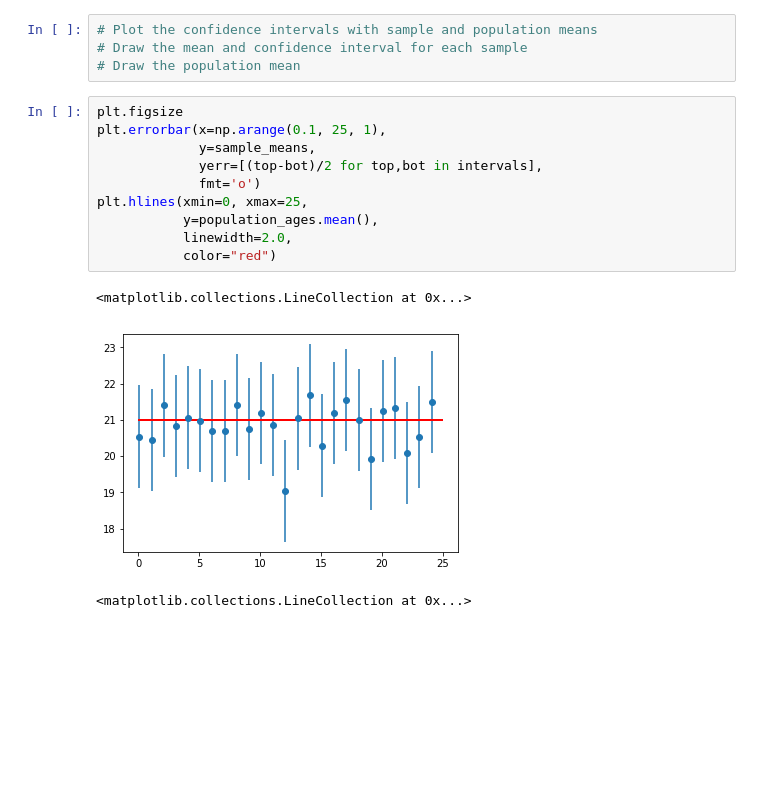
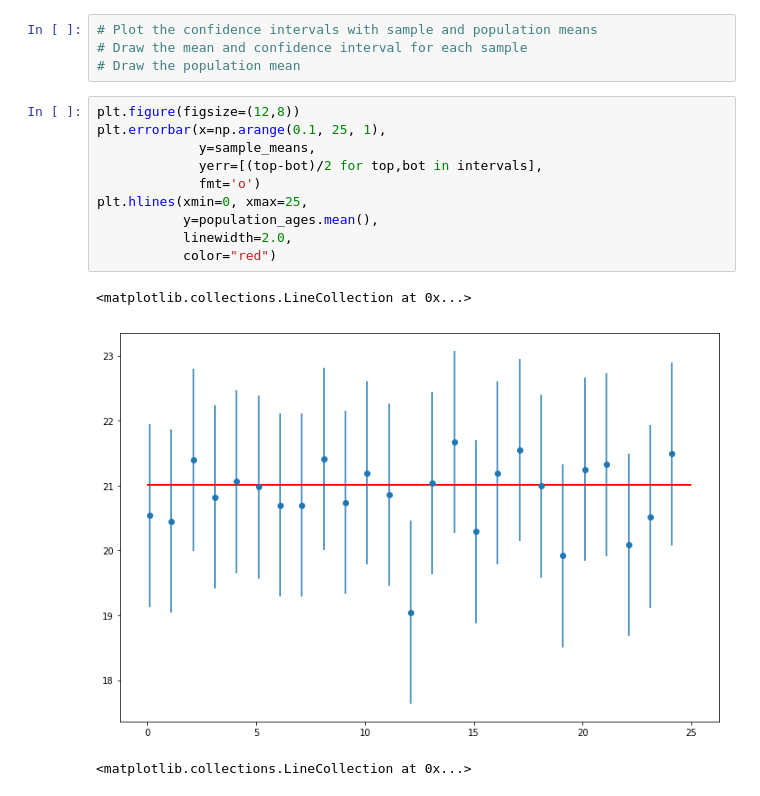
Before and after one commit to Rimab55/dsc-2-19-17-confidence-intervals-with-t-distribution-lab-nyc-ds-career-012819, a Jupyter notebook: index.ipynb, the cells around one changed output. Cells and saved outputs as stored; diff of their text form; blank space fills up the shorter version.

```diff
--- a/index.ipynb
+++ b/index.ipynb
@@ -191,18 +191,18 @@ for sample in range(25):
 # Draw the mean and confidence interval for each sample
 # Draw the population mean
 # %%
-plt.figsize
+plt.figure(figsize=(12,8))
 plt.errorbar(x=np.arange(0.1, 25, 1),
              y=sample_means,
              yerr=[(top-bot)/2 for top,bot in intervals],
              fmt='o')
 plt.hlines(xmin=0, xmax=25,
            y=population_ages.mean(),
            linewidth=2.0,
            color="red")
 # %% [output]
 <matplotlib.collections.LineCollection at 0x...>
-[figure, old version]
+[figure, new version]
 # %%
 # %% [output]
 <matplotlib.collections.LineCollection at 0x...>
```
